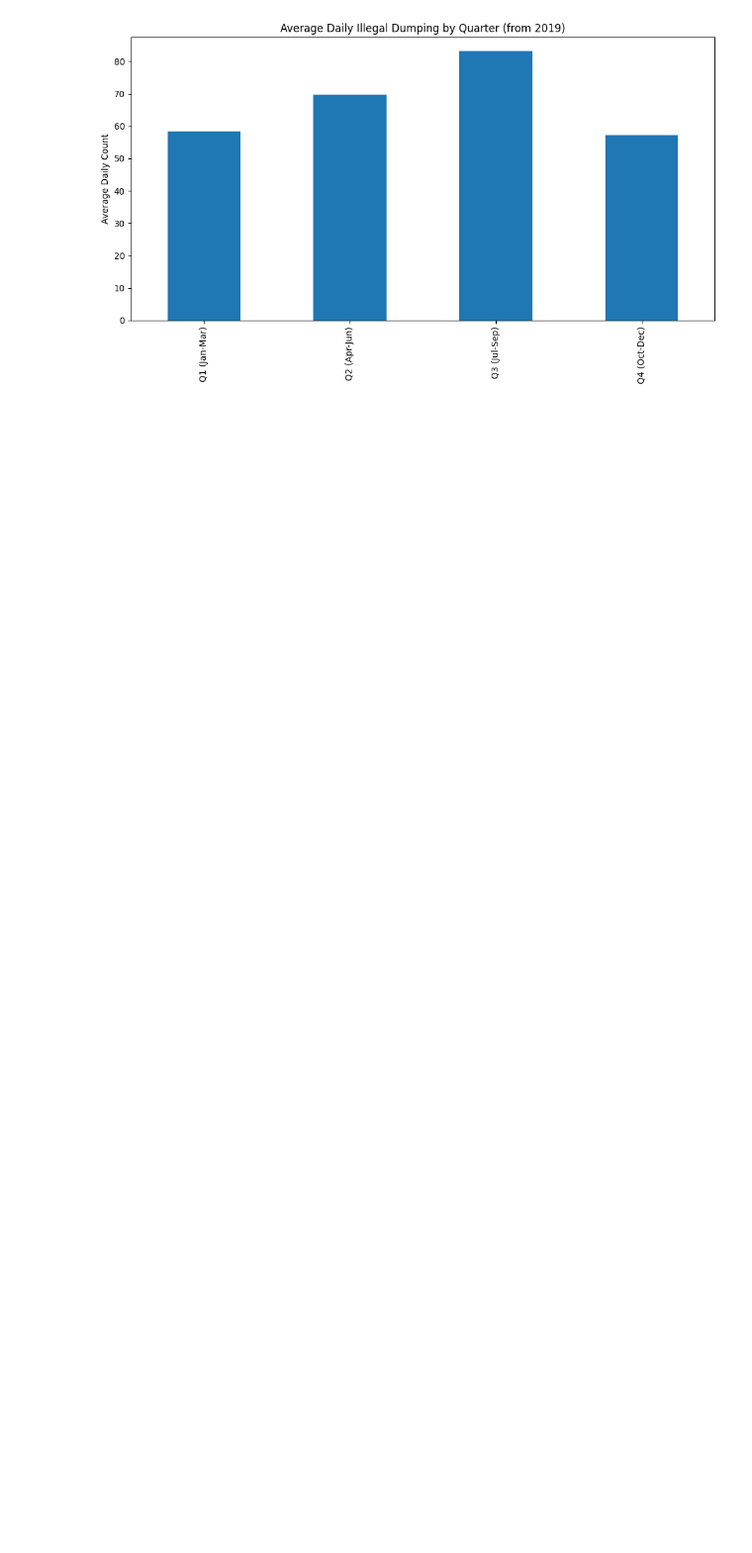
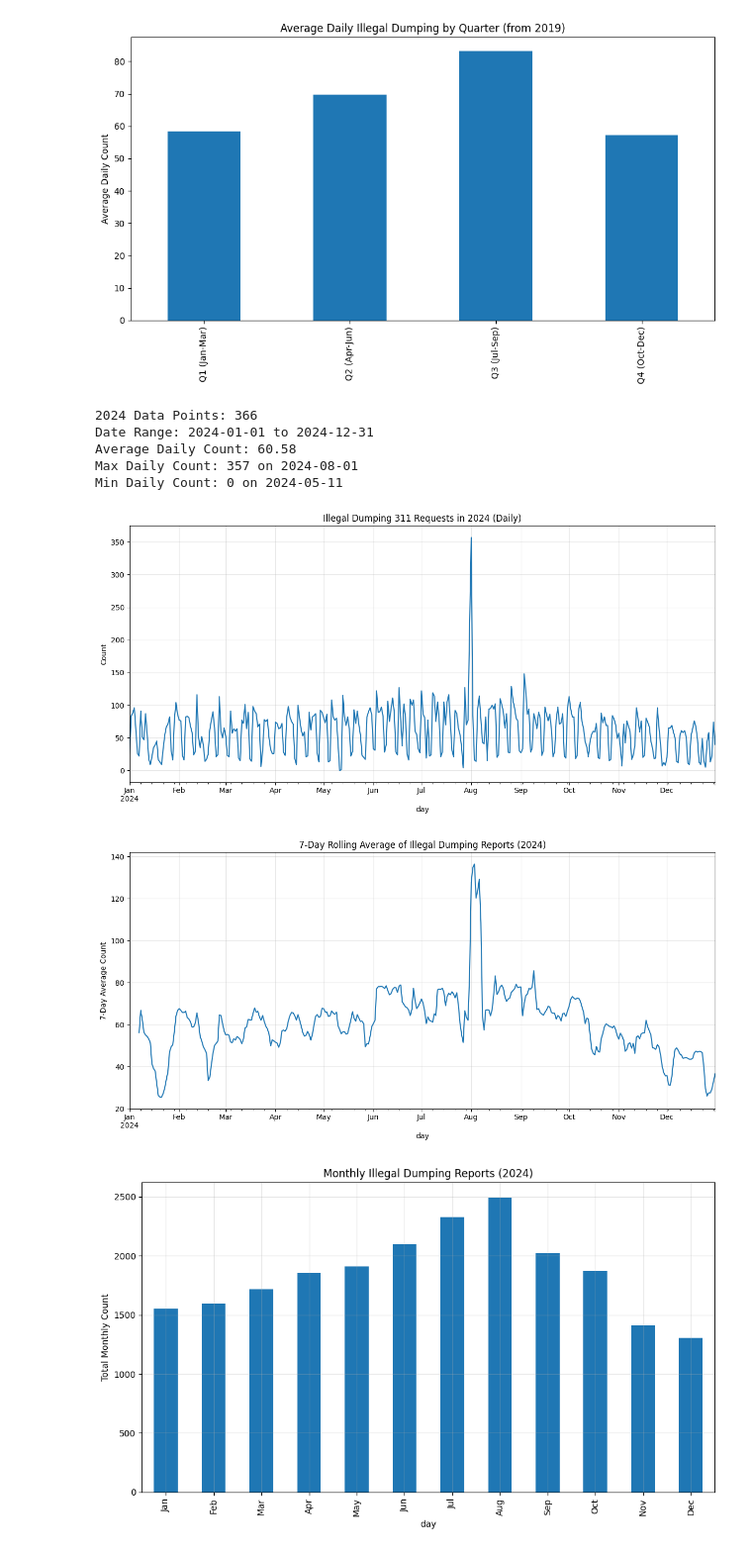
Before and after one commit to ramarh1/philly-illegal-dumping-forecast, a Jupyter notebook: notebooks/01_eda.ipynb, the cells around one changed output. Shown at 99% size. Cells and saved outputs as stored; diff of their text form; code cells hidden in the pictures; blank space fills up the shorter version.

```diff
--- a/notebooks/01_eda.ipynb
+++ b/notebooks/01_eda.ipynb
@@ -94,3 +94,53 @@ plt.show()
 Filtered data contains 2449 rows from 2019-01-01 to 2025-09-18
 [figure]
 [figure]
+# %%
+# Filter data for user-selected year
+# No need to import exception, we can raise ValueError directly
+
+user_selected_year = input("Enter year to analyze (e.g., 2024): ")
+user_selected_year = int(user_selected_year) if user_selected_year.isdigit() else ValueError("Invalid year input.")
+# If we get here, the conversion was successful
+ts_year = ts[ts.index.year == user_selected_year]
+# Display basic statistics
+print(f"{user_selected_year} Data Points: {len(ts_year)}")
+if not ts_year.empty:
+	print(f"Date Range: {ts_year.index.min().date()} to {ts_year.index.max().date()}")
+	print(f"Average Daily Count: {ts_year.mean():.2f}")
+	print(f"Max Daily Count: {ts_year.max()} on {ts_year.idxmax().date()}")
+	print(f"Min Daily Count: {ts_year.min()} on {ts_year.idxmin().date()}")
+if not ts_year.empty:
+	# Plot daily data for selected year
+	plt.figure(figsize=(12, 6))
+	ts_year.plot(title=f'Illegal Dumping 311 Requests in {user_selected_year} (Daily)')
+	plt.ylabel('Count')
+	plt.grid(True, alpha=0.3)
+	plt.tight_layout()
+	plt.show()
+
+	# Plot 7-day rolling average for selected year
+	plt.figure(figsize=(12, 6))
+	ts_year.rolling(7).mean().plot(title=f'7-Day Rolling Average of Illegal Dumping Reports ({user_selected_year})')
+	plt.ylabel('7-Day Average Count')
+	plt.grid(True, alpha=0.3)
+	plt.tight_layout()
+	plt.show()
+
+	# Monthly aggregation for selected year
+	monthly_year = ts_year.resample('ME').sum()
+	monthly_year.index = monthly_year.index.strftime('%b')
+plt.figure(figsize=(10, 6))
+monthly_year.plot(kind='bar', title=f'Monthly Illegal Dumping Reports ({user_selected_year})')
+plt.ylabel('Total Monthly Count')
+plt.grid(True, alpha=0.3)
+plt.tight_layout()
+plt.show()
+# %% [output]
+2024 Data Points: 366
+Date Range: 2024-01-01 to 2024-12-31
+Average Daily Count: 60.58
+Max Daily Count: 357 on 2024-08-01
+Min Daily Count: 0 on 2024-05-11
+[figure, added]
+[figure, added]
+[figure, added]
```
Also changed, not shown: 3 other files.
